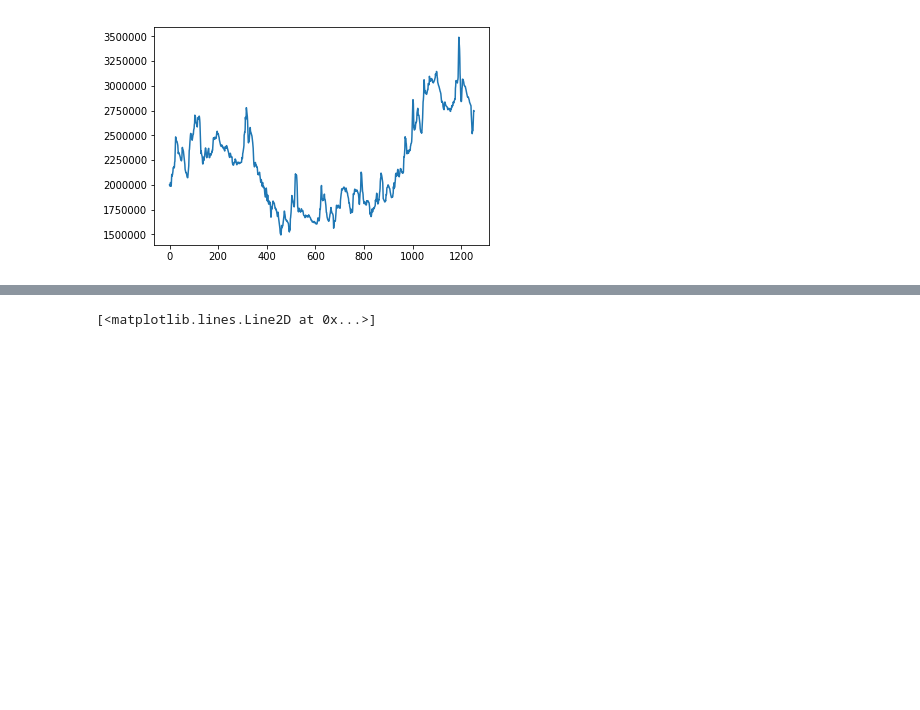
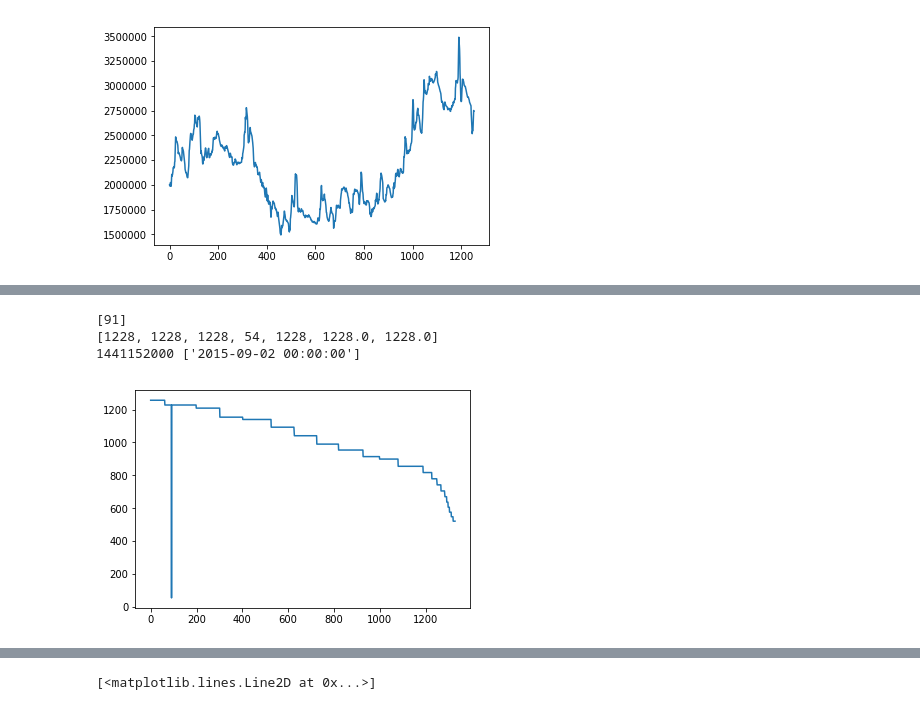
Before and after one commit to rmmartin02/OSRS_Research, a Jupyter notebook: DataPreProcessing.ipynb, the cells around one changed output, grey strips where cells are left out. Drawn from its saved outputs; the diff is of its cells as text; code cells hidden in the pictures; blank space fills up the shorter version.

```diff
--- a/DataPreProcessing.ipynb
+++ b/DataPreProcessing.ipynb
@@ -333,0 +258,14 @@ After: 0
+# %%
+# fix all items
+for item in itemPrices:
+    itemPrices[item] = interPolateMissingDates(itemPrices[item])
+# %%
+for item in itemPrices:
+    dates = [a[0] for a in itemPrices[item]]
+    total = 0
+    for i in range(len(dates)-1):
+        diff = dates[i+1]-dates[i]
+        if diff<23*hour or diff>25*hour:
+            total += int(diff/day)-1
+    if total>0:
+        print(item,total)
@@ -333,0 +306,14 @@ After: 0
+# %%
+item = 'Fishing_potion(1)'
+print(outlier[item])
+prices = [a[1] for a in itemPrices[item]]
+dates = [a[0] for a in itemPrices[item]]
+print(prices[outlier[item][0]-3:outlier[item][0]+4])
+print(dates[outlier[item][0]],[datetime.utcfromtimestamp(dates[outlier[item][0]]).strftime('%Y-%m-%d %H:%M:%S')])
+plt.plot(prices)
+plt.show()
+# %% [output]
+[91]
+[1228, 1228, 1228, 54, 1228, 1228.0, 1228.0]
+1441152000 ['2015-09-02 00:00:00']
+[figure, added]
```
Also changed, not shown: parts of 33 cells of this notebook.
